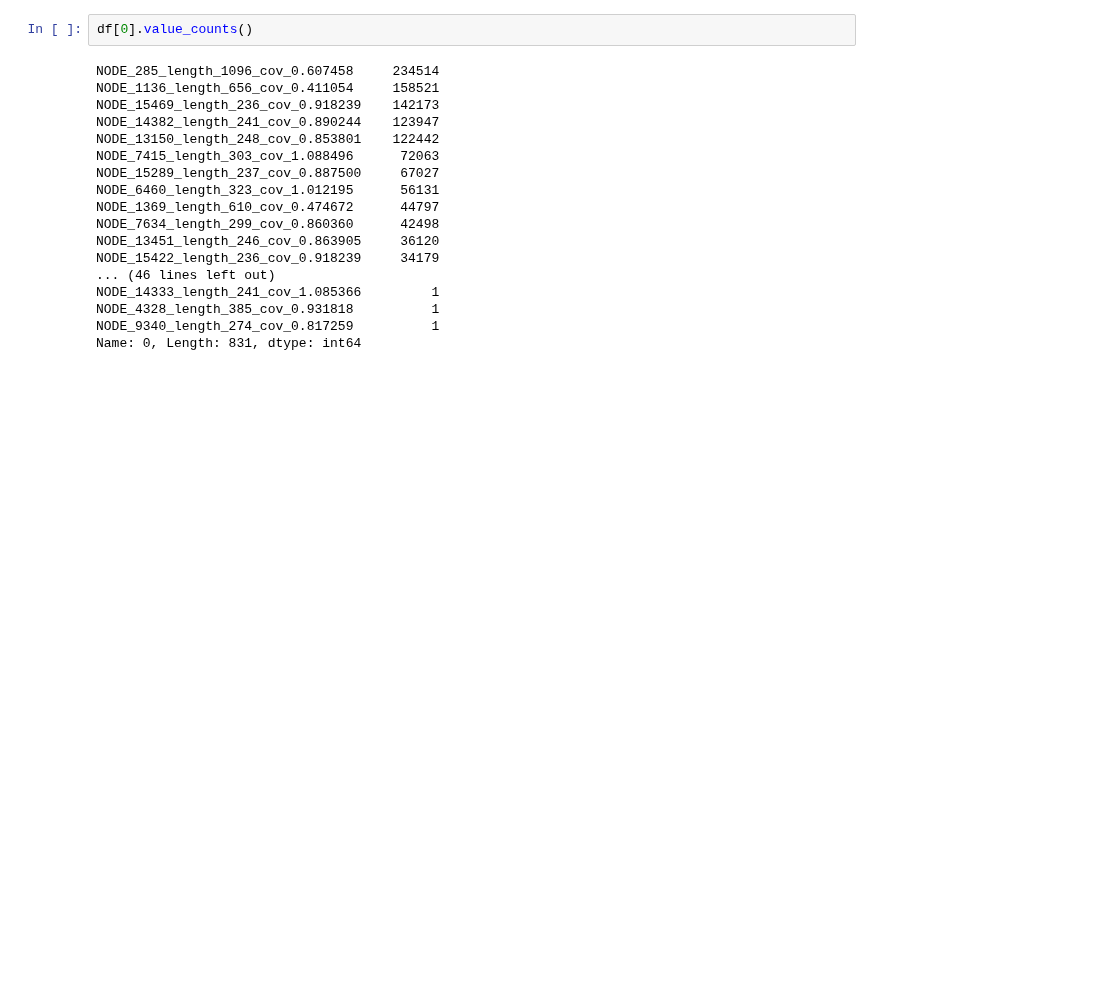
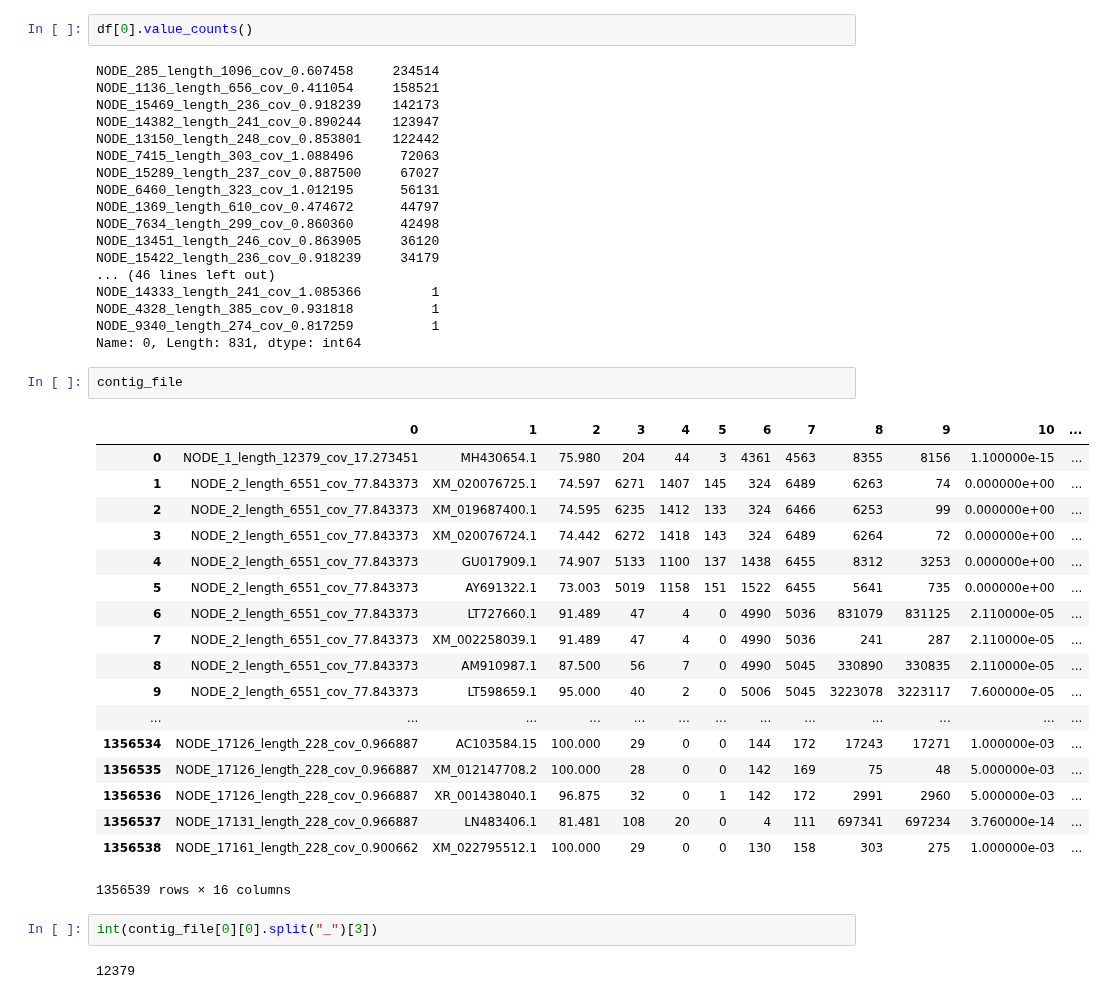
Before and after one commit to czbiohub-sf/california-mosquito-study, a Jupyter notebook: analysis/contig_blast_analysis/lca_analysis.ipynb, the cells around one changed output. Cells and saved outputs as stored; diff of their text form; blank space fills up the shorter version.

```diff
--- a/analysis/contig_blast_analysis/lca_analysis.ipynb
+++ b/analysis/contig_blast_analysis/lca_analysis.ipynb
@@ -264,3 +284,28 @@ NODE_14333_length_241_cov_1.085366         1
 NODE_4328_length_385_cov_0.931818          1
 NODE_9340_length_274_cov_0.817259          1
 Name: 0, Length: 831, dtype: int64
+# %%
+contig_file
+# %% [output]
+|  | 0 | 1 | 2 | 3 | 4 | 5 | 6 | 7 | 8 | 9 | 10 | ... |
+| 0 | NODE_1_length_12379_cov_17.273451 | MH430654.1 | 75.980 | 204 | 44 | 3 | 4361 | 4563 | 8355 | 8156 | 1.100000e-15 | ... |
+| 1 | NODE_2_length_6551_cov_77.843373 | XM_020076725.1 | 74.597 | 6271 | 1407 | 145 | 324 | 6489 | 6263 | 74 | 0.000000e+00 | ... |
+| 2 | NODE_2_length_6551_cov_77.843373 | XM_019687400.1 | 74.595 | 6235 | 1412 | 133 | 324 | 6466 | 6253 | 99 | 0.000000e+00 | ... |
+| 3 | NODE_2_length_6551_cov_77.843373 | XM_020076724.1 | 74.442 | 6272 | 1418 | 143 | 324 | 6489 | 6264 | 72 | 0.000000e+00 | ... |
+| 4 | NODE_2_length_6551_cov_77.843373 | GU017909.1 | 74.907 | 5133 | 1100 | 137 | 1438 | 6455 | 8312 | 3253 | 0.000000e+00 | ... |
+| 5 | NODE_2_length_6551_cov_77.843373 | AY691322.1 | 73.003 | 5019 | 1158 | 151 | 1522 | 6455 | 5641 | 735 | 0.000000e+00 | ... |
+| 6 | NODE_2_length_6551_cov_77.843373 | LT727660.1 | 91.489 | 47 | 4 | 0 | 4990 | 5036 | 831079 | 831125 | 2.110000e-05 | ... |
+| 7 | NODE_2_length_6551_cov_77.843373 | XM_002258039.1 | 91.489 | 47 | 4 | 0 | 4990 | 5036 | 241 | 287 | 2.110000e-05 | ... |
+| 8 | NODE_2_length_6551_cov_77.843373 | AM910987.1 | 87.500 | 56 | 7 | 0 | 4990 | 5045 | 330890 | 330835 | 2.110000e-05 | ... |
+| 9 | NODE_2_length_6551_cov_77.843373 | LT598659.1 | 95.000 | 40 | 2 | 0 | 5006 | 5045 | 3223078 | 3223117 | 7.600000e-05 | ... |
+| ... | ... | ... | ... | ... | ... | ... | ... | ... | ... | ... | ... | ... |
+| 1356534 | NODE_17126_length_228_cov_0.966887 | AC103584.15 | 100.000 | 29 | 0 | 0 | 144 | 172 | 17243 | 17271 | 1.000000e-03 | ... |
+| 1356535 | NODE_17126_length_228_cov_0.966887 | XM_012147708.2 | 100.000 | 28 | 0 | 0 | 142 | 169 | 75 | 48 | 5.000000e-03 | ... |
+| 1356536 | NODE_17126_length_228_cov_0.966887 | XR_001438040.1 | 96.875 | 32 | 0 | 1 | 142 | 172 | 2991 | 2960 | 5.000000e-03 | ... |
+| 1356537 | NODE_17131_length_228_cov_0.966887 | LN483406.1 | 81.481 | 108 | 20 | 0 | 4 | 111 | 697341 | 697234 | 3.760000e-14 | ... |
+| 1356538 | NODE_17161_length_228_cov_0.900662 | XM_022795512.1 | 100.000 | 29 | 0 | 0 | 130 | 158 | 303 | 275 | 1.000000e-03 | ... |
+1356539 rows × 16 columns
+# %%
+int(contig_file[0][0].split("_")[3])
+# %% [output]
+12379
```
Also changed, not shown: parts of 3 cells of this notebook, 1 other file.
